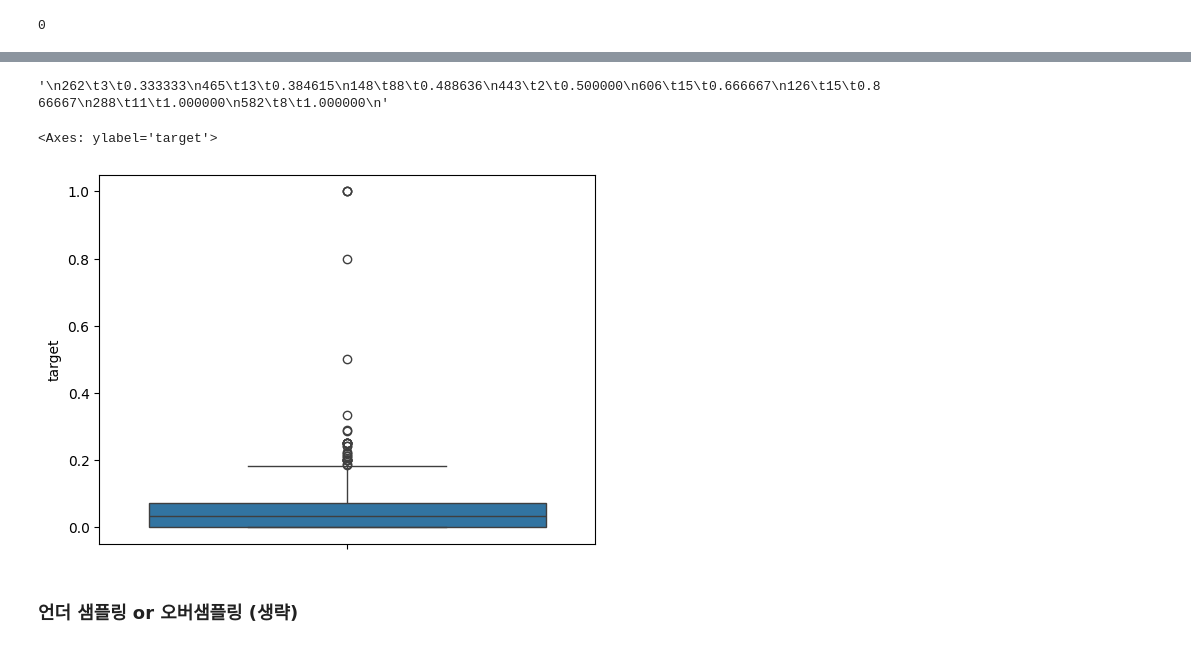
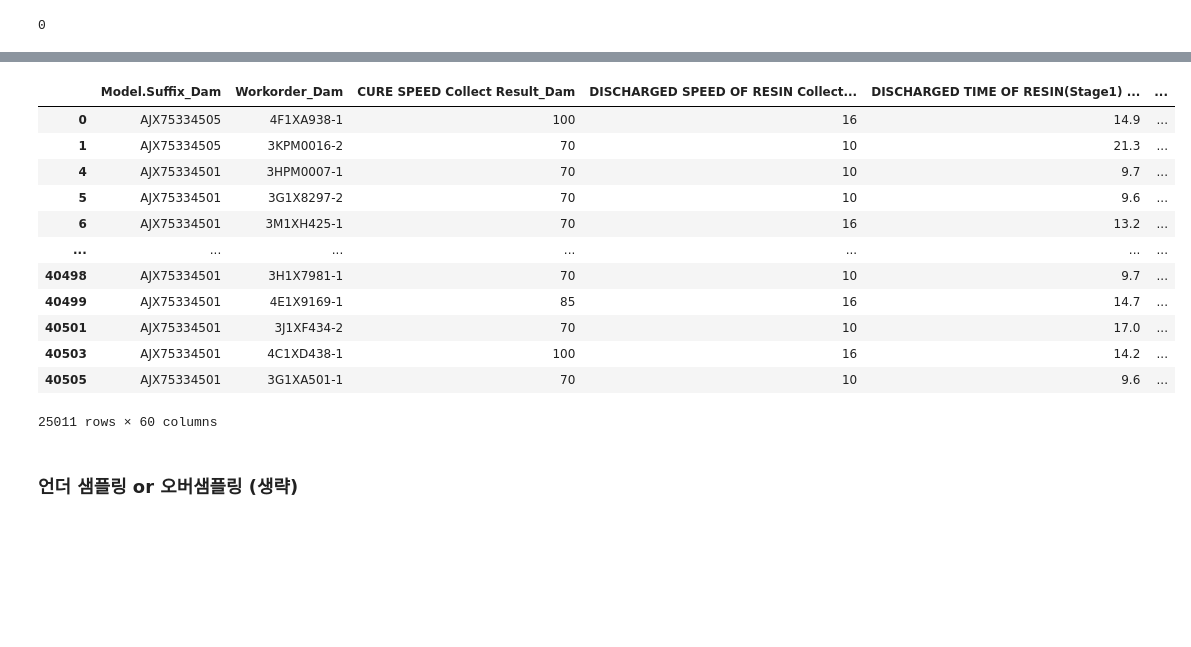
Before and after one commit to ryudonggle/lg-aimers-5-, a Jupyter notebook: ujin.ipynb.ipynb, the cells around one changed output, grey strips where cells are left out. Cells and saved outputs as stored; diff of their text form; code cells hidden in the pictures; blank space fills up the shorter version.

```diff
--- a/ujin.ipynb.ipynb
+++ b/ujin.ipynb.ipynb
@@ -422,24 +402,19 @@ dtype: float64
-# %%
-###### test ####### : 반영해볼까?
-df.groupby(['Workorder_Dam'])['target'].agg(['count','mean']).sort_values(by='mean').tail(30)
-'''
-262	3	0.333333
-465	13	0.384615
-148	88	0.488636
-443	2	0.500000
-606	15	0.666667
-126	15	0.866667
-288	11	1.000000
-582	8	1.000000
-'''
-# %% [output]
-'\n262\t3\t0.333333\n465\t13\t0.384615\n148\t88\t0.488636\n443\t2\t0.500000\n606\t15\t0.666667\n126\t15\t0.866667\n288\t11\t1.000000\n582\t8\t1.000000\n'
-# %%
-import seaborn as sns
-sns.boxplot(df.groupby(['Workorder_Dam'])['target'].agg('mean').sort_values())
-# %% [output]
-<Axes: ylabel='target'>
-[figure, removed]
+# %%
+df
+# %% [output]
+|  | Model.Suffix_Dam | Workorder_Dam | CURE SPEED Collect Result_Dam | DISCHARGED SPEED OF RESIN Collect... | DISCHARGED TIME OF RESIN(Stage1) ... | ... |
+| 0 | AJX75334505 | 4F1XA938-1 | 100 | 16 | 14.9 | ... |
+| 1 | AJX75334505 | 3KPM0016-2 | 70 | 10 | 21.3 | ... |
+| 4 | AJX75334501 | 3HPM0007-1 | 70 | 10 | 9.7 | ... |
+| 5 | AJX75334501 | 3G1X8297-2 | 70 | 10 | 9.6 | ... |
+| 6 | AJX75334501 | 3M1XH425-1 | 70 | 16 | 13.2 | ... |
+| ... | ... | ... | ... | ... | ... | ... |
+| 40498 | AJX75334501 | 3H1X7981-1 | 70 | 10 | 9.7 | ... |
+| 40499 | AJX75334501 | 4E1X9169-1 | 85 | 16 | 14.7 | ... |
+| 40501 | AJX75334501 | 3J1XF434-2 | 70 | 10 | 17.0 | ... |
+| 40503 | AJX75334501 | 4C1XD438-1 | 100 | 16 | 14.2 | ... |
+| 40505 | AJX75334501 | 3G1XA501-1 | 70 | 10 | 9.6 | ... |
+25011 rows × 60 columns
 # %% [markdown]
 ### 언더 샘플링 or 오버샘플링 (생략)
 # %%
```
Also changed, not shown: parts of 14 cells of this notebook.
